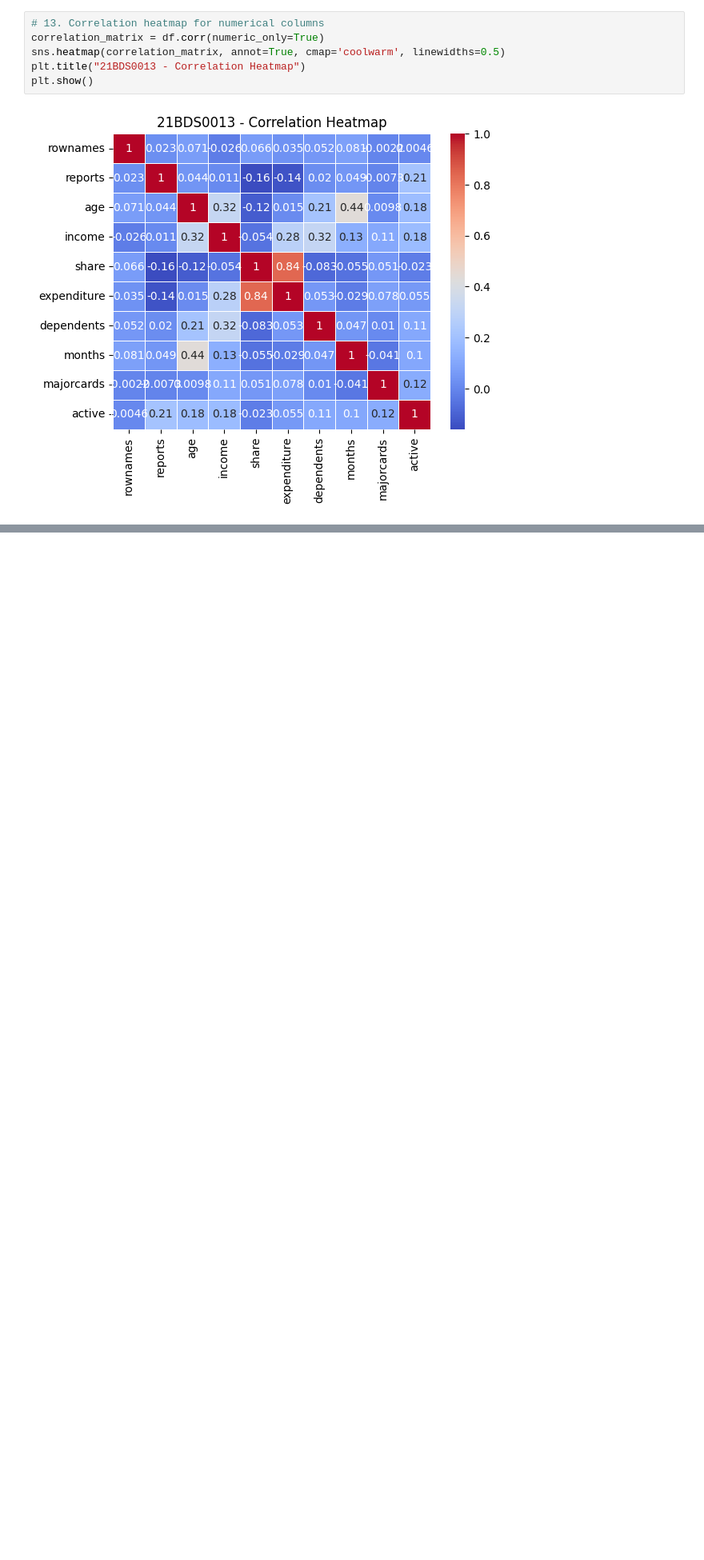
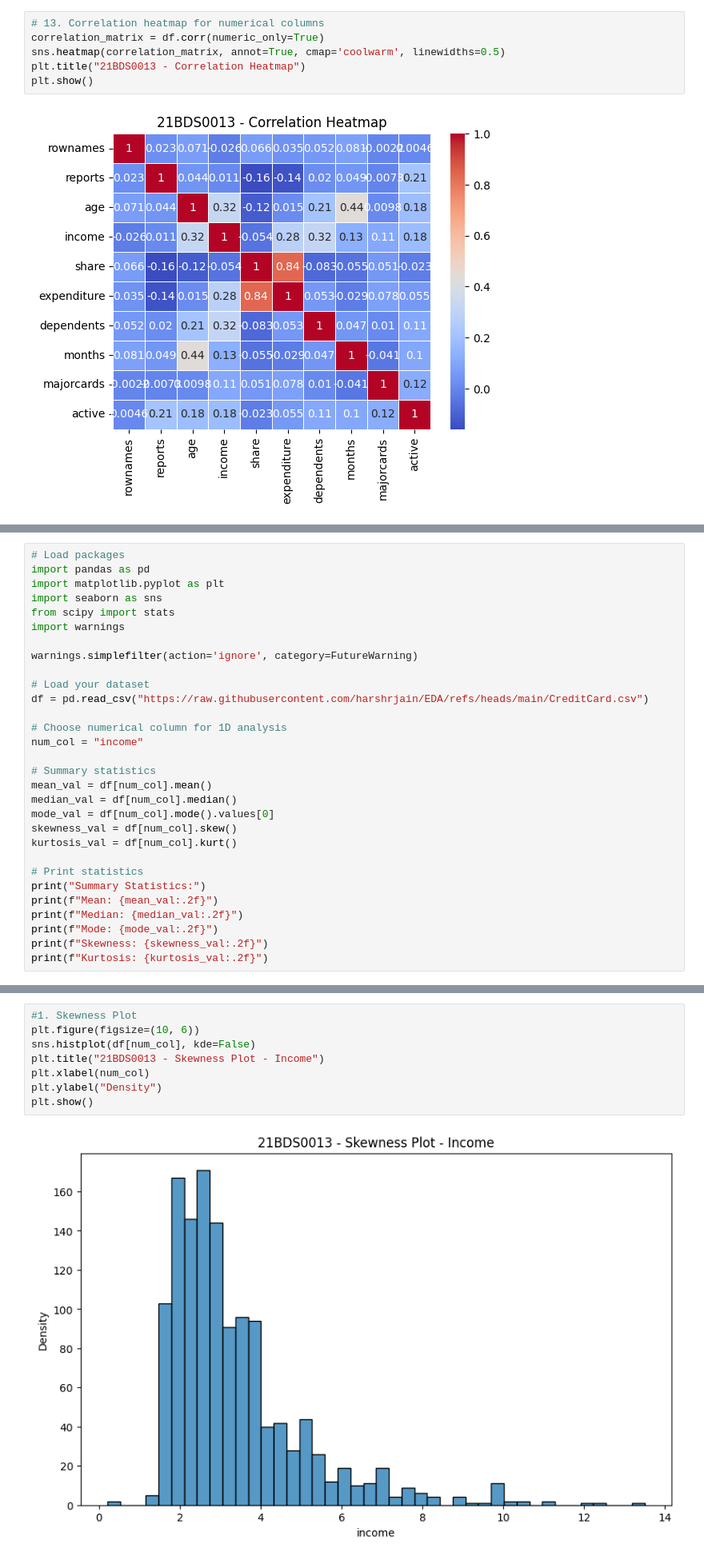
Before and after one commit to harshrjain/EDA, a Jupyter notebook: 21BDS0013.ipynb, the cells around one changed output, grey strips where cells are left out. Shown at 80% size. Saved outputs shown, nothing was run; the diff lists cells and outputs as text; blank space fills up the shorter version.

```diff
--- a/21BDS0013.ipynb
+++ b/21BDS0013.ipynb
@@ -545,0 +554,30 @@ plt.show()
+# %%
+# Load packages
+import pandas as pd
+import matplotlib.pyplot as plt
+import seaborn as sns
+from scipy import stats
+import warnings
+
+warnings.simplefilter(action='ignore', category=FutureWarning)
+
+# Load your dataset
+df = pd.read_csv("https://raw.githubusercontent.com/harshrjain/EDA/refs/heads/main/CreditCard.csv")
+
+# Choose numerical column for 1D analysis
+num_col = "income"
+
+# Summary statistics
+mean_val = df[num_col].mean()
+median_val = df[num_col].median()
+mode_val = df[num_col].mode().values[0]
+skewness_val = df[num_col].skew()
+kurtosis_val = df[num_col].kurt()
+
+# Print statistics
+print("Summary Statistics:")
+print(f"Mean: {mean_val:.2f}")
+print(f"Median: {median_val:.2f}")
+print(f"Mode: {mode_val:.2f}")
+print(f"Skewness: {skewness_val:.2f}")
+print(f"Kurtosis: {kurtosis_val:.2f}")
@@ -545,0 +591,10 @@ plt.show()
+# %%
+#1. Skewness Plot
+plt.figure(figsize=(10, 6))
+sns.histplot(df[num_col], kde=False)
+plt.title("21BDS0013 - Skewness Plot - Income")
+plt.xlabel(num_col)
+plt.ylabel("Density")
+plt.show()
+# %% [output]
+[figure, added]
```
Also changed, not shown: parts of 10 cells of this notebook.
